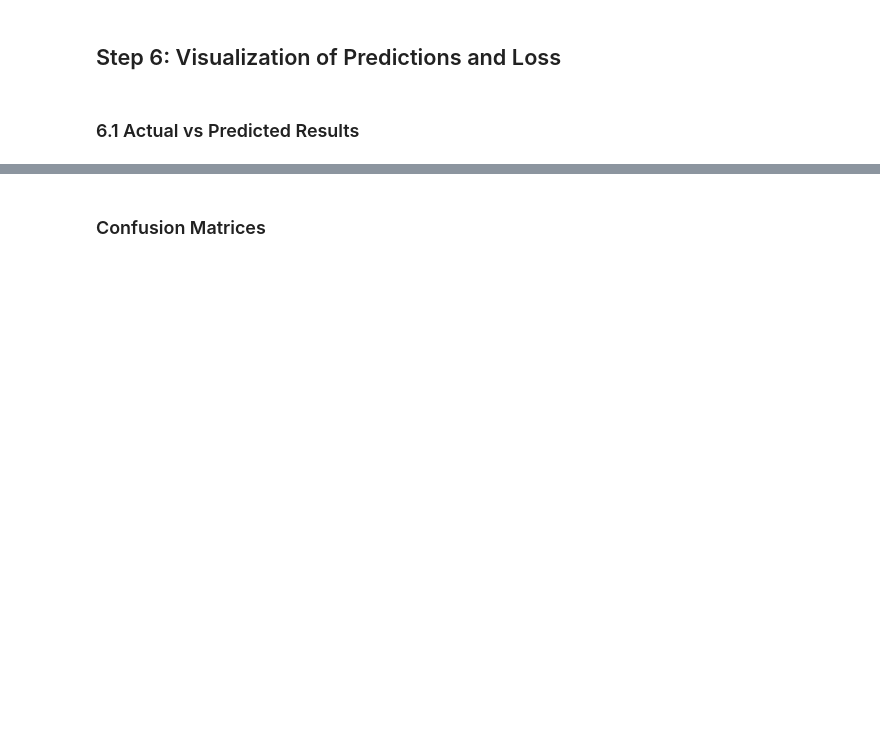
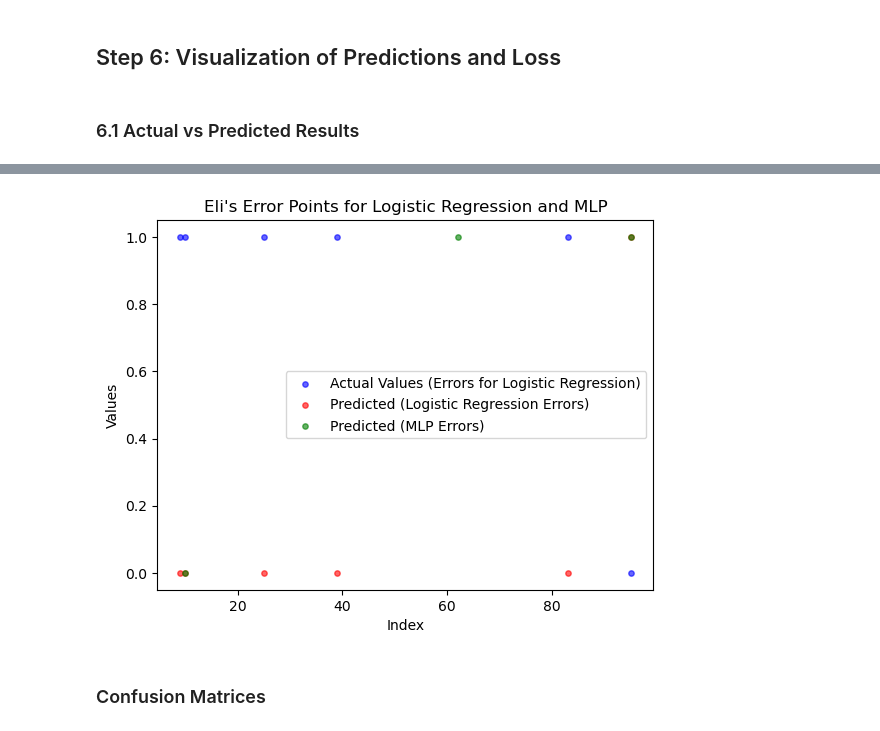
Before and after one commit to CapybarasUnited/CS457_Classwork, a Jupyter notebook: Quizzes/5.3/Week5_Pokemon_Classification.ipynb, the cells around one changed output, grey strips where cells are left out. Drawn from its saved outputs; the diff is of its cells as text; code cells hidden in the pictures; blank space fills up the shorter version.

```diff
--- a/Quizzes/5.3/Week5_Pokemon_Classification.ipynb
+++ b/Quizzes/5.3/Week5_Pokemon_Classification.ipynb
@@ -290,34 +389,36 @@ errors_logistic = (y_val != y_val_pred_logistic)
 
 # Identify error indices for MLP
 errors_mlp = (y_val != y_val_pred_mlp)
 
 # Plot the actual values at error indices
 plt.scatter(
     np.where(errors_logistic)[0],  # Indices of errors for Logistic Regression
     y_val[errors_logistic],  # Actual values where Logistic Regression fails
     color='blue', alpha=0.6, label="Actual Values (Errors for Logistic Regression)", s=15
 )
 
 # # Plot the Logistic Regression predictions at error indices
 plt.scatter(
     np.where(errors_logistic)[0],  # Indices of errors for Logistic Regression
     y_val_pred_logistic[errors_logistic],  # Predicted values where errors occur
     color='red', alpha=0.6, label="Predicted (Logistic Regression Errors)", s=15
 )
 
 # # Plot the MLP predictions at error indices
 plt.scatter(
     np.where(errors_mlp)[0],  # Indices of errors for MLP
     y_val_pred_mlp[errors_mlp],  # Predicted values where errors occur
     color='green', alpha=0.6, label="Predicted (MLP Errors)", s=15
 )
 
 # Add plot details
 plt.xlabel("Index")
 plt.ylabel("Values")
-plt.title("<Your Name> +  Error Points for Logistic Regression and MLP")
+plt.title("Eli\'s Error Points for Logistic Regression and MLP")
 plt.legend()
 plt.show()
+# %% [output]
+[figure, added]
 # %% [markdown]
 ### Confusion Matrices
 # %%
```
Also changed, not shown: parts of 18 cells of this notebook, 2 other files.
